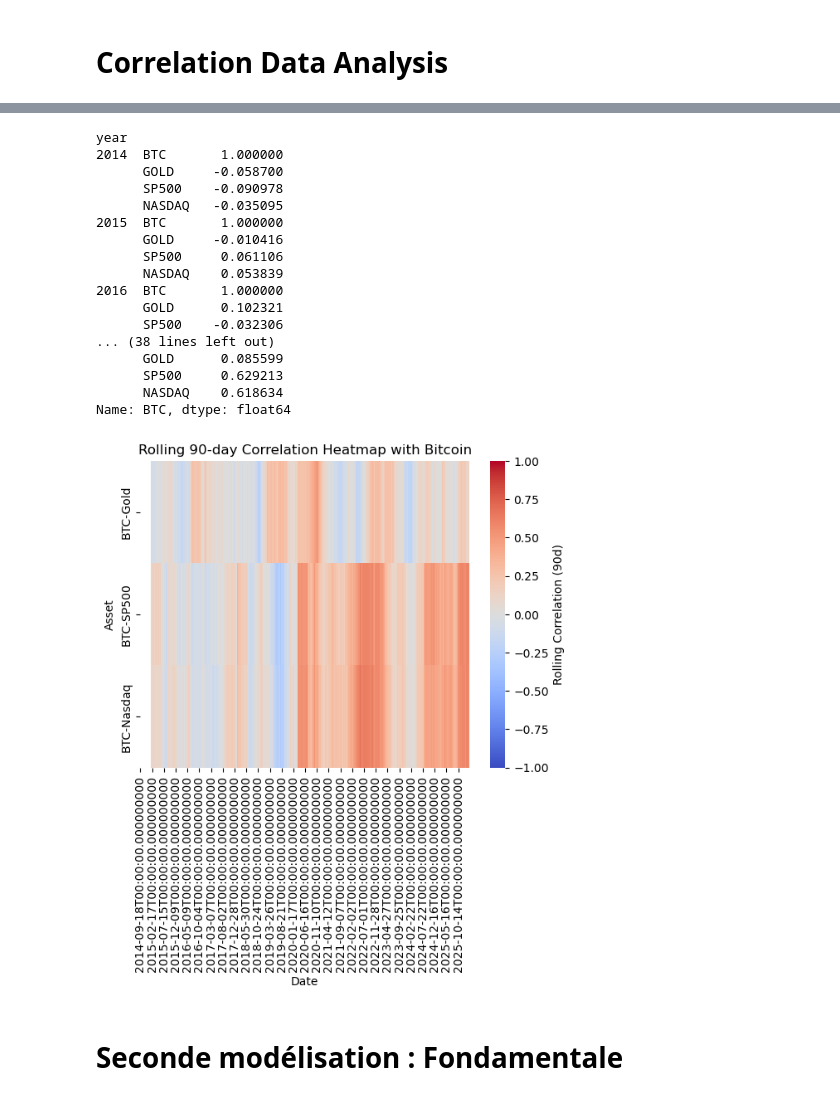
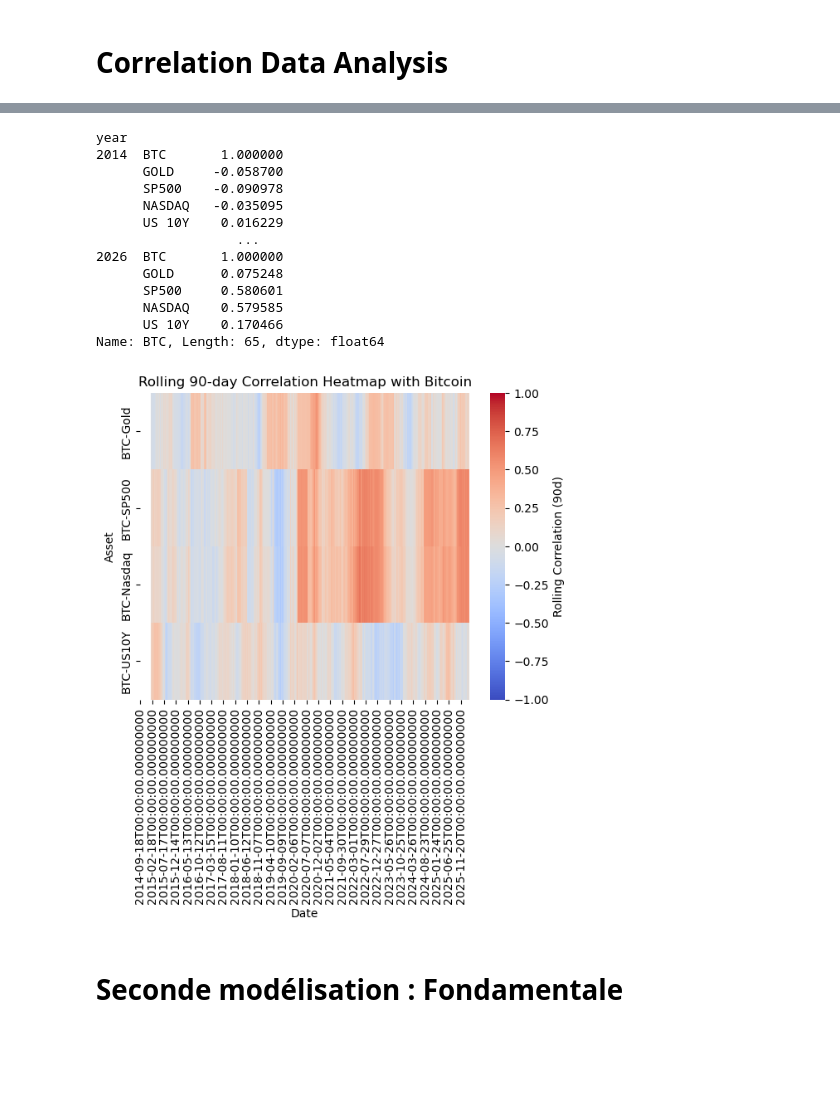
Before and after one commit to Guillaume-melis/Bictoin_price_modelisation, a Jupyter notebook: data_analysis.ipynb, the cells around one changed output, grey strips where cells are left out. Drawn from its saved outputs; the diff is of its cells as text; code cells hidden in the pictures; blank space fills up the shorter version.

```diff
--- a/data_analysis.ipynb
+++ b/data_analysis.ipynb
@@ -464,7 +464,8 @@ tickers = {
     "BTC": "BTC-USD",
     "GOLD": "GC=F",
     "SP500": "^GSPC",
-    "NASDAQ": "^IXIC"
+    "NASDAQ": "^IXIC",
+    "US 10Y" : "^TNX"
 }
 
 data = yf.download(
@@ -508,38 +511,35 @@ year
       GOLD     -0.058700
       SP500    -0.090978
       NASDAQ   -0.035095
-2015  BTC       1.000000
-      GOLD     -0.010416
-      SP500     0.061106
-      NASDAQ    0.053839
-2016  BTC       1.000000
-      GOLD      0.102321
-      SP500    -0.032306
-... (38 lines left out)
-      GOLD      0.085599
-      SP500     0.629213
-      NASDAQ    0.618634
-Name: BTC, dtype: float64
+      US 10Y    0.016229
+                  ...
+2026  BTC       1.000000
+      GOLD      0.075248
+      SP500     0.580601
+      NASDAQ    0.579585
+      US 10Y    0.170466
+Name: BTC, Length: 65, dtype: float64
 # %%
 rolling_corrs = pd.DataFrame({
     "BTC-Gold": returns["BTC"].rolling(window).corr(returns["GOLD"]),
     "BTC-SP500": returns["BTC"].rolling(window).corr(returns["SP500"]),
-    "BTC-Nasdaq": returns["BTC"].rolling(window).corr(returns["NASDAQ"])
+    "BTC-Nasdaq": returns["BTC"].rolling(window).corr(returns["NASDAQ"]),
+    "BTC-US10Y" : returns['BTC'].rolling(window).corr(returns['US 10Y'])
 }, index=returns.index)
 
 sns.heatmap(
     rolling_corrs.T,  # transpose pour que les actifs soient sur l'axe y
     cmap="coolwarm",
     vmin=-1, vmax=1,
     cbar_kws={"label": "Rolling Correlation (90d)"}
 )
 
 plt.title("Rolling 90-day Correlation Heatmap with Bitcoin")
 plt.xlabel("Date")
 plt.ylabel("Asset")
 plt.show()
 # %% [output]
-[figure, old version]
+[figure, new version]
 # %% [markdown]
 # Seconde modélisation : Fondamentale
 # %%
```
Also changed, not shown: parts of 4 cells of this notebook.
